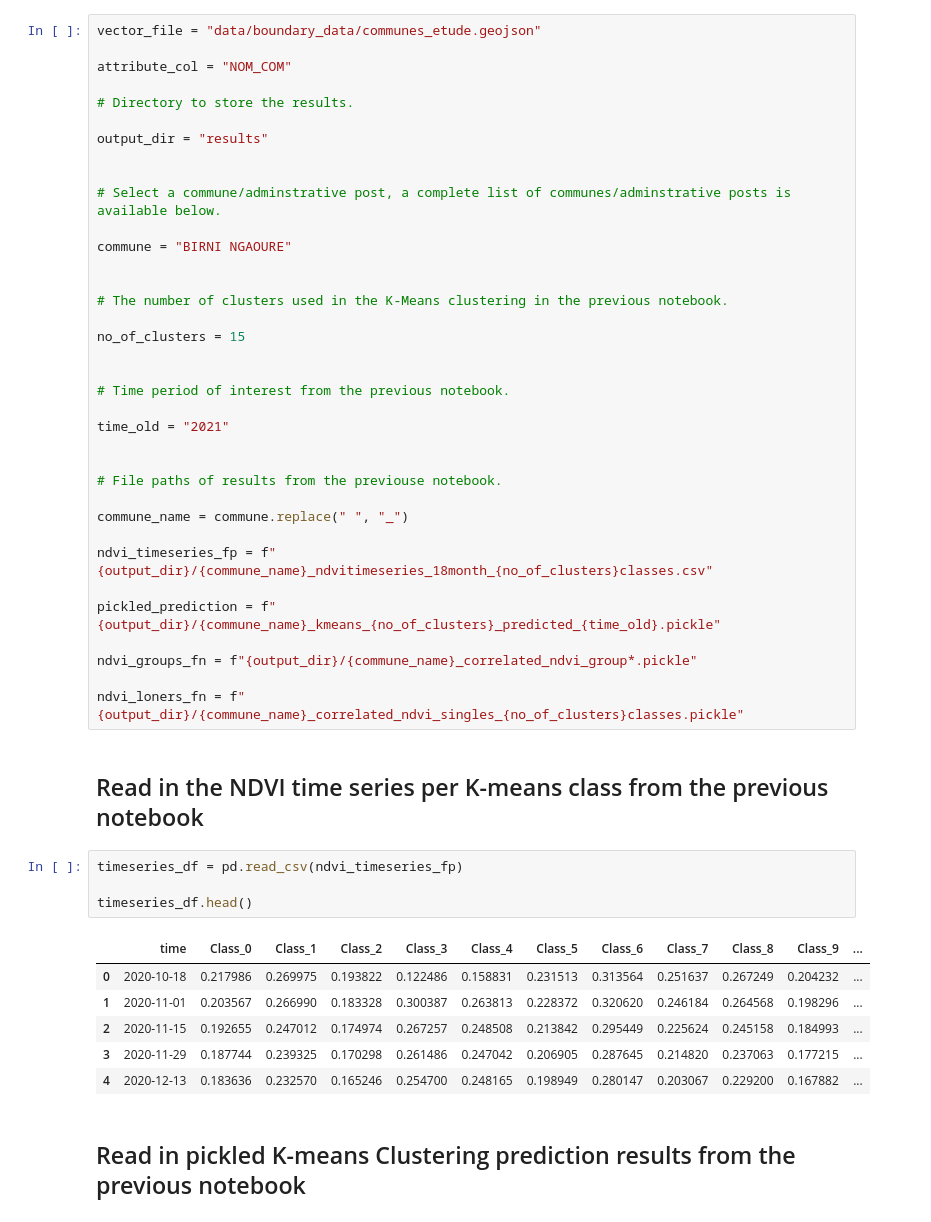
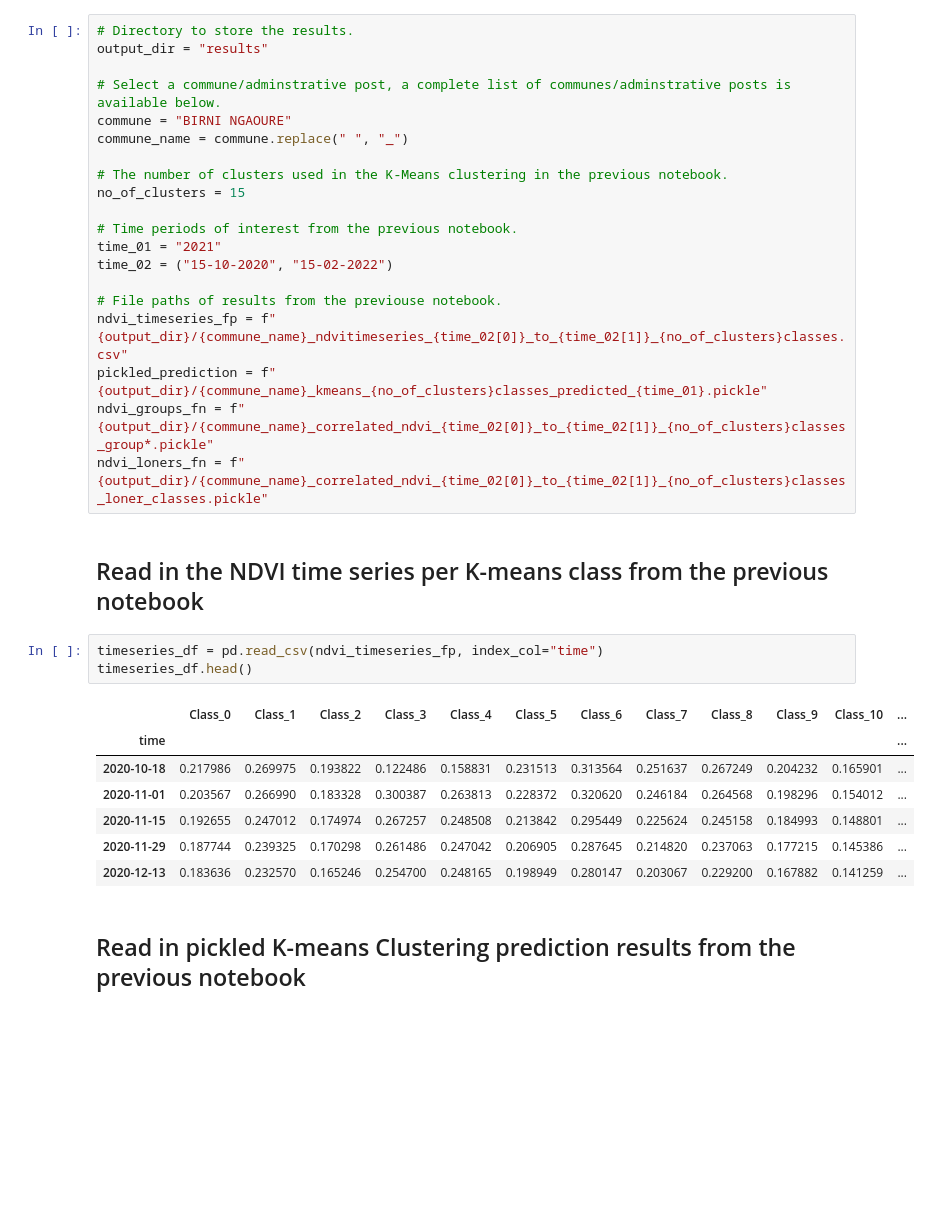
Before and after one commit to tylere/deafrica-sandbox-notebooks, a Jupyter notebook: Use_cases/NDVI_profiles/03_reclassify_unsupervised_map_NDVI_classes.ipynb, the cells around one changed output. Drawn from its saved outputs; the diff is of its cells as text; blank space fills up the shorter version.

```diff
--- a/Use_cases/NDVI_profiles/03_reclassify_unsupervised_map_NDVI_classes.ipynb
+++ b/Use_cases/NDVI_profiles/03_reclassify_unsupervised_map_NDVI_classes.ipynb
@@ -60,54 +58,38 @@ The following cell sets important parameters for the analysis:
 **If running the notebook for the first time**, keep the default settings below.
 This will demonstrate how the analysis works and provide meaningful results.
 # %%
-vector_file = "data/boundary_data/communes_etude.geojson"
-
-attribute_col = "NOM_COM"
-
 # Directory to store the results.
-
 output_dir = "results"
 
-
 # Select a commune/adminstrative post, a complete list of communes/adminstrative posts is available below.
-
 commune = "BIRNI NGAOURE"
-
+commune_name = commune.replace(" ", "_")
 
 # The number of clusters used in the K-Means clustering in the previous notebook.
-
 no_of_clusters = 15
 
-
-# Time period of interest from the previous notebook.
-
-time_old = "2021"
-
+# Time periods of interest from the previous notebook.
+time_01 = "2021"
+time_02 = ("15-10-2020", "15-02-2022")
 
 # File paths of results from the previouse notebook.
-
-commune_name = commune.replace(" ", "_")
-
-ndvi_timeseries_fp = f"{output_dir}/{commune_name}_ndvitimeseries_18month_{no_of_clusters}classes.csv"
-
-pickled_prediction = f"{output_dir}/{commune_name}_kmeans_{no_of_clusters}_predicted_{time_old}.pickle"
-
-ndvi_groups_fn = f"{output_dir}/{commune_name}_correlated_ndvi_group*.pickle"
-
-ndvi_loners_fn = f"{output_dir}/{commune_name}_correlated_ndvi_singles_{no_of_clusters}classes.pickle"
+ndvi_timeseries_fp = f"{output_dir}/{commune_name}_ndvitimeseries_{time_02[0]}_to_{time_02[1]}_{no_of_clusters}classes.csv"
+pickled_prediction = f"{output_dir}/{commune_name}_kmeans_{no_of_clusters}classes_predicted_{time_01}.pickle"
+ndvi_groups_fn = f"{output_dir}/{commune_name}_correlated_ndvi_{time_02[0]}_to_{time_02[1]}_{no_of_clusters}classes_group*.pickle"
+ndvi_loners_fn = f"{output_dir}/{commune_name}_correlated_ndvi_{time_02[0]}_to_{time_02[1]}_{no_of_clusters}classes_loner_classes.pickle"
 # %% [markdown]
 ## Read in the  NDVI time series per K-means class from the previous notebook
 # %%
-timeseries_df = pd.read_csv(ndvi_timeseries_fp)
-
+timeseries_df = pd.read_csv(ndvi_timeseries_fp, index_col="time")
 timeseries_df.head()
 # %% [output]
-|  | time | Class_0 | Class_1 | Class_2 | Class_3 | Class_4 | Class_5 | Class_6 | Class_7 | Class_8 | Class_9 | ... |
-| 0 | 2020-10-18 | 0.217986 | 0.269975 | 0.193822 | 0.122486 | 0.158831 | 0.231513 | 0.313564 | 0.251637 | 0.267249 | 0.204232 | ... |
-| 1 | 2020-11-01 | 0.203567 | 0.266990 | 0.183328 | 0.300387 | 0.263813 | 0.228372 | 0.320620 | 0.246184 | 0.264568 | 0.198296 | ... |
-| 2 | 2020-11-15 | 0.192655 | 0.247012 | 0.174974 | 0.267257 | 0.248508 | 0.213842 | 0.295449 | 0.225624 | 0.245158 | 0.184993 | ... |
-| 3 | 2020-11-29 | 0.187744 | 0.239325 | 0.170298 | 0.261486 | 0.247042 | 0.206905 | 0.287645 | 0.214820 | 0.237063 | 0.177215 | ... |
-| 4 | 2020-12-13 | 0.183636 | 0.232570 | 0.165246 | 0.254700 | 0.248165 | 0.198949 | 0.280147 | 0.203067 | 0.229200 | 0.167882 | ... |
+|  | Class_0 | Class_1 | Class_2 | Class_3 | Class_4 | Class_5 | Class_6 | Class_7 | Class_8 | Class_9 | Class_10 | ... |
+| time |  |  |  |  |  |  |  |  |  |  |  | ... |
+| 2020-10-18 | 0.217986 | 0.269975 | 0.193822 | 0.122486 | 0.158831 | 0.231513 | 0.313564 | 0.251637 | 0.267249 | 0.204232 | 0.165901 | ... |
+| 2020-11-01 | 0.203567 | 0.266990 | 0.183328 | 0.300387 | 0.263813 | 0.228372 | 0.320620 | 0.246184 | 0.264568 | 0.198296 | 0.154012 | ... |
+| 2020-11-15 | 0.192655 | 0.247012 | 0.174974 | 0.267257 | 0.248508 | 0.213842 | 0.295449 | 0.225624 | 0.245158 | 0.184993 | 0.148801 | ... |
+| 2020-11-29 | 0.187744 | 0.239325 | 0.170298 | 0.261486 | 0.247042 | 0.206905 | 0.287645 | 0.214820 | 0.237063 | 0.177215 | 0.145386 | ... |
+| 2020-12-13 | 0.183636 | 0.232570 | 0.165246 | 0.254700 | 0.248165 | 0.198949 | 0.280147 | 0.203067 | 0.229200 | 0.167882 | 0.141259 | ... |
 # %% [markdown]
 ## Read in pickled K-means Clustering prediction results from the previous notebook
 # %%
```
Also changed, not shown: parts of 6 cells of this notebook, 2 other files.
